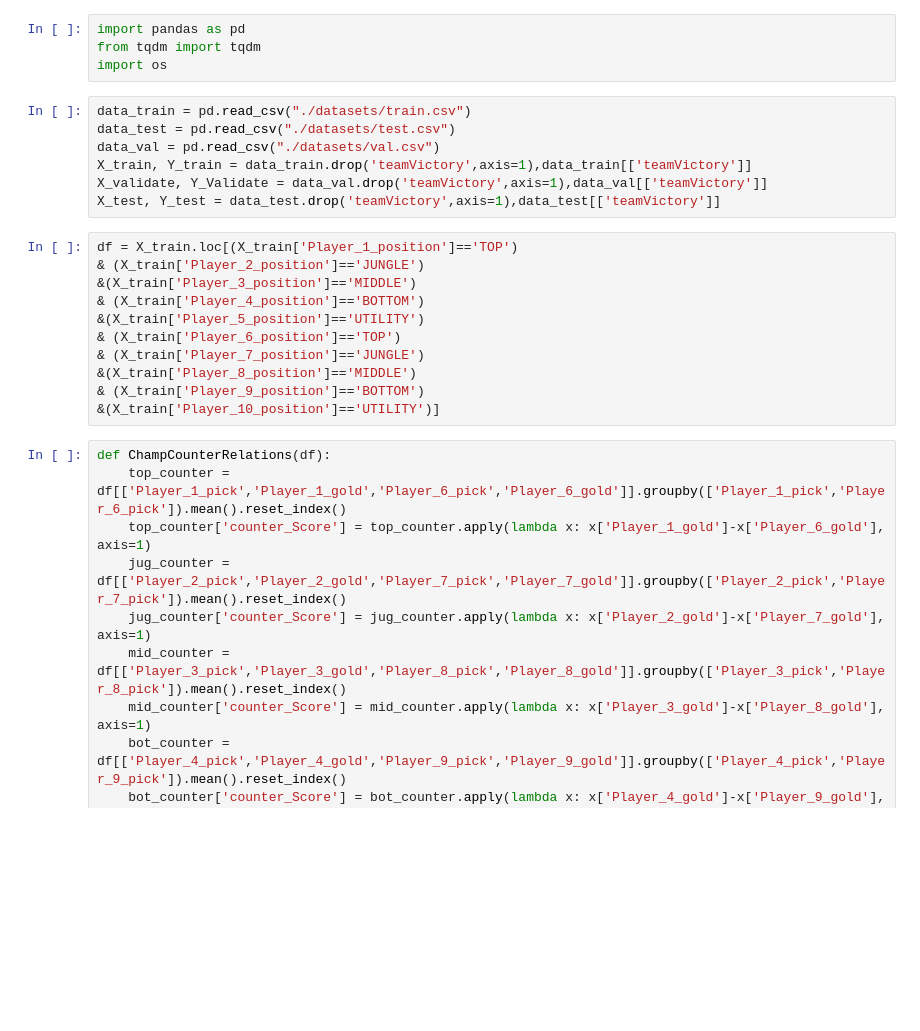
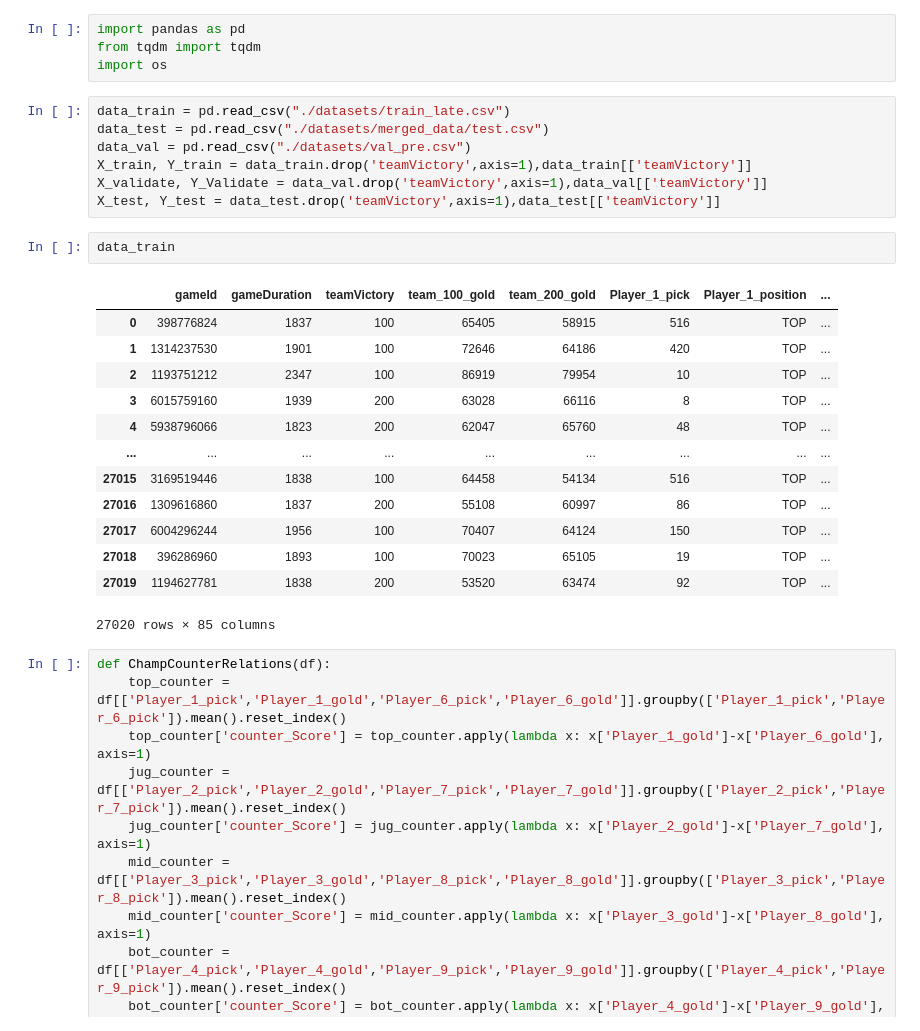
Before and after one commit to Jiawei-oukai/MachinLearning-LOL_Gaming, a Jupyter notebook: 1.ChampCounterRelations.ipynb, the cells around one changed output. Drawn from its saved outputs; the diff is of its cells as text; blank space fills up the shorter version.

```diff
--- a/1.ChampCounterRelations.ipynb
+++ b/1.ChampCounterRelations.ipynb
@@ -3,23 +3,28 @@ import pandas as pd
 from tqdm import tqdm
 import os
 # %%
-data_train = pd.read_csv("./datasets/train.csv")
-data_test = pd.read_csv("./datasets/test.csv")
-data_val = pd.read_csv("./datasets/val.csv")
+data_train = pd.read_csv("./datasets/train_late.csv")
+data_test = pd.read_csv("./datasets/merged_data/test.csv")
+data_val = pd.read_csv("./datasets/val_pre.csv")
 X_train, Y_train = data_train.drop('teamVictory',axis=1),data_train[['teamVictory']]
 X_validate, Y_Validate = data_val.drop('teamVictory',axis=1),data_val[['teamVictory']]
 X_test, Y_test = data_test.drop('teamVictory',axis=1),data_test[['teamVictory']]
-# %%
-df = X_train.loc[(X_train['Player_1_position']=='TOP')
-& (X_train['Player_2_position']=='JUNGLE')
-&(X_train['Player_3_position']=='MIDDLE')
-& (X_train['Player_4_position']=='BOTTOM')
-&(X_train['Player_5_position']=='UTILITY')
-& (X_train['Player_6_position']=='TOP')
-& (X_train['Player_7_position']=='JUNGLE')
-&(X_train['Player_8_position']=='MIDDLE')
-& (X_train['Player_9_position']=='BOTTOM')
-&(X_train['Player_10_position']=='UTILITY')]
+# %%
+data_train
+# %% [output]
+|  | gameId | gameDuration | teamVictory | team_100_gold | team_200_gold | Player_1_pick | Player_1_position | ... |
+| 0 | 398776824 | 1837 | 100 | 65405 | 58915 | 516 | TOP | ... |
+| 1 | 1314237530 | 1901 | 100 | 72646 | 64186 | 420 | TOP | ... |
+| 2 | 1193751212 | 2347 | 100 | 86919 | 79954 | 10 | TOP | ... |
+| 3 | 6015759160 | 1939 | 200 | 63028 | 66116 | 8 | TOP | ... |
+| 4 | 5938796066 | 1823 | 200 | 62047 | 65760 | 48 | TOP | ... |
+| ... | ... | ... | ... | ... | ... | ... | ... | ... |
+| 27015 | 3169519446 | 1838 | 100 | 64458 | 54134 | 516 | TOP | ... |
+| 27016 | 1309616860 | 1837 | 200 | 55108 | 60997 | 86 | TOP | ... |
+| 27017 | 6004296244 | 1956 | 100 | 70407 | 64124 | 150 | TOP | ... |
+| 27018 | 396286960 | 1893 | 100 | 70023 | 65105 | 19 | TOP | ... |
+| 27019 | 1194627781 | 1838 | 200 | 53520 | 63474 | 92 | TOP | ... |
+27020 rows × 85 columns
 # %%
 def ChampCounterRelations(df):
     top_counter = df[['Player_1_pick','Player_1_gold','Player_6_pick','Player_6_gold']].groupby(['Player_1_pick','Player_6_pick']).mean().reset_index()
```
Also changed, not shown: parts of 11 cells of this notebook, 3 other files.
